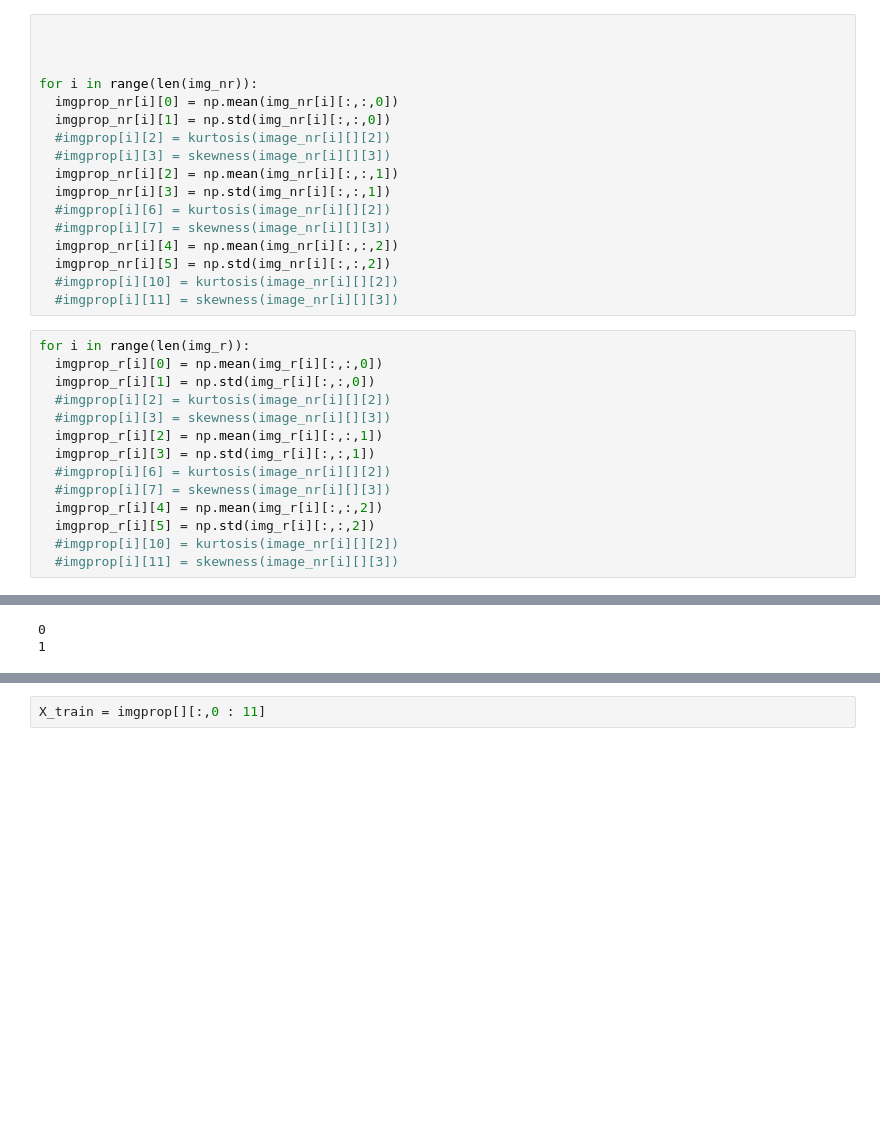
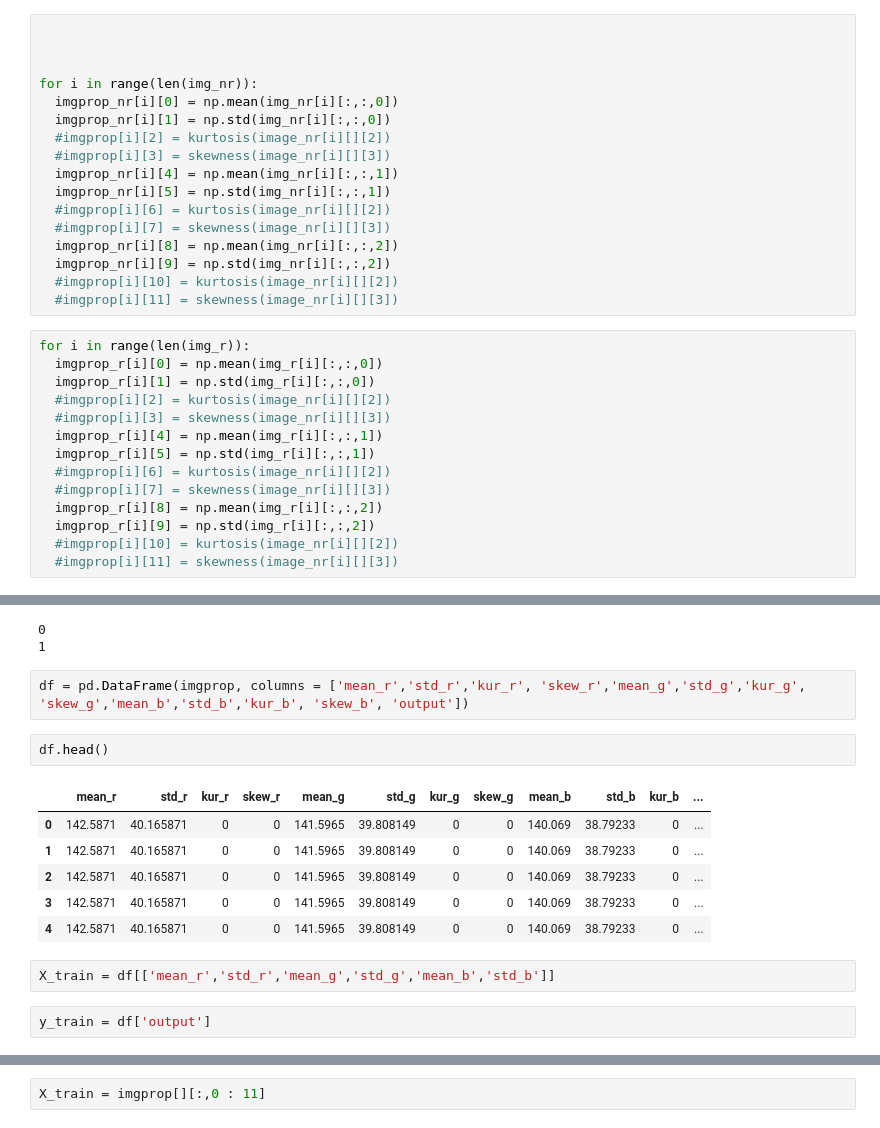
Before and after one commit to Vineet2107/Deep-Neural-Networks-with-PyTorch, a Jupyter notebook: Assignment1_CE784.ipynb, the cells around one changed output, grey strips where cells are left out. Drawn from its saved outputs; the diff is of its cells as text; blank space fills up the shorter version.

```diff
--- a/Assignment1_CE784.ipynb
+++ b/Assignment1_CE784.ipynb
@@ -98,12 +103,12 @@ for i in range(len(img_nr)):
   imgprop_nr[i][1] = np.std(img_nr[i][:,:,0])
   #imgprop[i][2] = kurtosis(image_nr[i][][2])
   #imgprop[i][3] = skewness(image_nr[i][][3])
-  imgprop_nr[i][2] = np.mean(img_nr[i][:,:,1])
-  imgprop_nr[i][3] = np.std(img_nr[i][:,:,1])
+  imgprop_nr[i][4] = np.mean(img_nr[i][:,:,1])
+  imgprop_nr[i][5] = np.std(img_nr[i][:,:,1])
   #imgprop[i][6] = kurtosis(image_nr[i][][2])
   #imgprop[i][7] = skewness(image_nr[i][][3])
-  imgprop_nr[i][4] = np.mean(img_nr[i][:,:,2])
-  imgprop_nr[i][5] = np.std(img_nr[i][:,:,2])
+  imgprop_nr[i][8] = np.mean(img_nr[i][:,:,2])
+  imgprop_nr[i][9] = np.std(img_nr[i][:,:,2])
   #imgprop[i][10] = kurtosis(image_nr[i][][2])
   #imgprop[i][11] = skewness(image_nr[i][][3])
 # %%
@@ -112,12 +117,12 @@ for i in range(len(img_r)):
   imgprop_r[i][1] = np.std(img_r[i][:,:,0])
   #imgprop[i][2] = kurtosis(image_nr[i][][2])
   #imgprop[i][3] = skewness(image_nr[i][][3])
-  imgprop_r[i][2] = np.mean(img_r[i][:,:,1])
-  imgprop_r[i][3] = np.std(img_r[i][:,:,1])
+  imgprop_r[i][4] = np.mean(img_r[i][:,:,1])
+  imgprop_r[i][5] = np.std(img_r[i][:,:,1])
   #imgprop[i][6] = kurtosis(image_nr[i][][2])
   #imgprop[i][7] = skewness(image_nr[i][][3])
-  imgprop_r[i][4] = np.mean(img_r[i][:,:,2])
-  imgprop_r[i][5] = np.std(img_r[i][:,:,2])
+  imgprop_r[i][8] = np.mean(img_r[i][:,:,2])
+  imgprop_r[i][9] = np.std(img_r[i][:,:,2])
   #imgprop[i][10] = kurtosis(image_nr[i][][2])
   #imgprop[i][11] = skewness(image_nr[i][][3])
 # %%
@@ -153,3 +158,18 @@ print(imgprop[351][12])
 # %% [output]
 0
 1
+# %%
+df = pd.DataFrame(imgprop, columns = ['mean_r','std_r','kur_r', 'skew_r','mean_g','std_g','kur_g', 'skew_g','mean_b','std_b','kur_b', 'skew_b', 'output'])
+# %%
+df.head()
+# %% [output]
+|  | mean_r | std_r | kur_r | skew_r | mean_g | std_g | kur_g | skew_g | mean_b | std_b | kur_b | ... |
+| 0 | 142.5871 | 40.165871 | 0 | 0 | 141.5965 | 39.808149 | 0 | 0 | 140.069 | 38.79233 | 0 | ... |
+| 1 | 142.5871 | 40.165871 | 0 | 0 | 141.5965 | 39.808149 | 0 | 0 | 140.069 | 38.79233 | 0 | ... |
+| 2 | 142.5871 | 40.165871 | 0 | 0 | 141.5965 | 39.808149 | 0 | 0 | 140.069 | 38.79233 | 0 | ... |
+| 3 | 142.5871 | 40.165871 | 0 | 0 | 141.5965 | 39.808149 | 0 | 0 | 140.069 | 38.79233 | 0 | ... |
+| 4 | 142.5871 | 40.165871 | 0 | 0 | 141.5965 | 39.808149 | 0 | 0 | 140.069 | 38.79233 | 0 | ... |
+# %%
+X_train = df[['mean_r','std_r','mean_g','std_g','mean_b','std_b']]
+# %%
+y_train = df['output']
```
Also changed, not shown: parts of 10 cells of this notebook.
